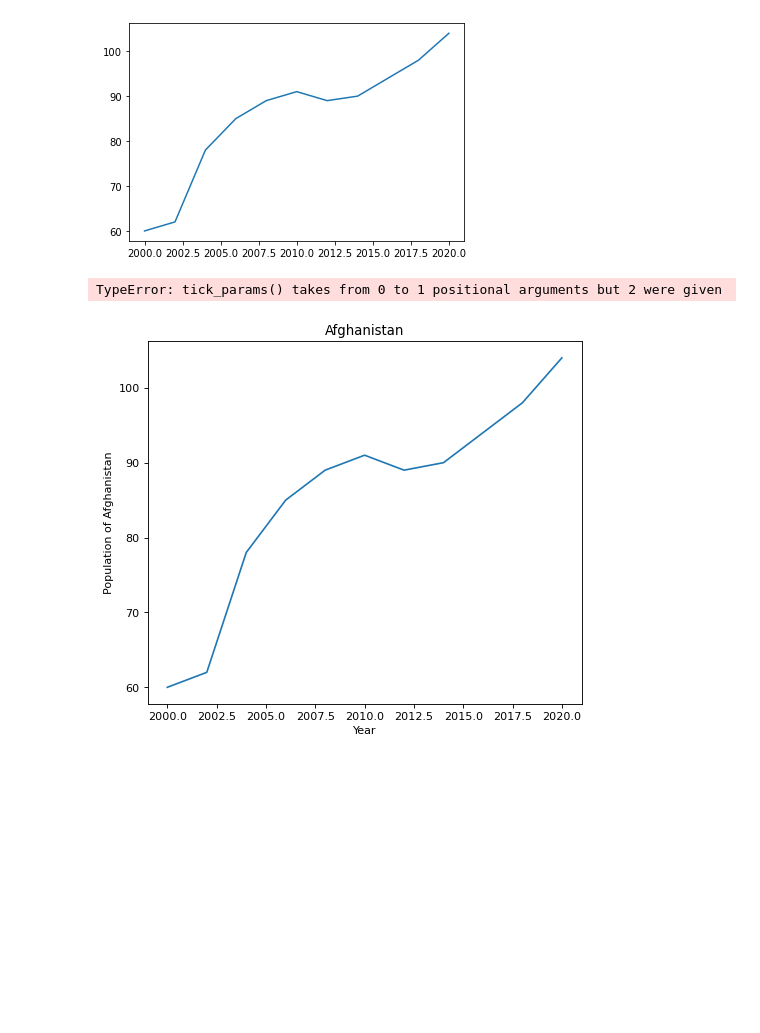
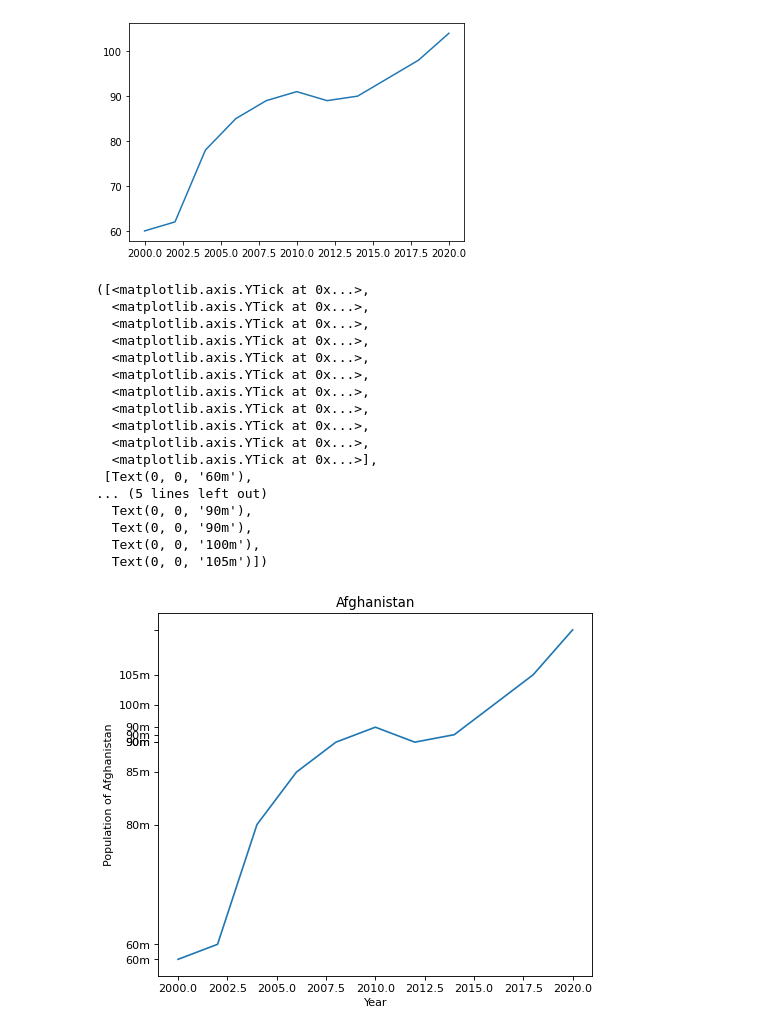
Before and after one commit to HasibullahAman/Data_Visulaization, a Jupyter notebook: Data_Visualization_SecondTry/mathpolitlib.ipynb, the cells around one changed output. Saved outputs shown, nothing was run; the diff lists cells and outputs as text; code cells hidden in the pictures; blank space fills up the shorter version.

```diff
--- a/Data_Visualization_SecondTry/mathpolitlib.ipynb
+++ b/Data_Visualization_SecondTry/mathpolitlib.ipynb
@@ -65,14 +65,30 @@ graph2 = plt.plot(year,population)
 # %%
 # coustomize of graph
 # -add label
 # - control size whit figure
 # - control data that show in diagram whit tiks
 plt.figure(figsize=(7,6),dpi=(80))
 plt.xlabel("Year")
 plt.ylabel("Population of Afghanistan")
 plt.plot(year,population)
 plt.title("Afghanistan")
-plt.tick_params([60,62,78,85,89,91,89,90,94,98,104],['60m','60m','80m','85m','90m','90m','90m','90m','100m','105m'])
+plt.yticks([60,62,78,85,89,91,89,90,94,98,104],['60m','60m','80m','85m','90m','90m','90m','90m','100m','105m'])
 # %% [output]
-TypeError: tick_params() takes from 0 to 1 positional arguments but 2 were given
+([<matplotlib.axis.YTick at 0x...>,
+  <matplotlib.axis.YTick at 0x...>,
+  <matplotlib.axis.YTick at 0x...>,
+  <matplotlib.axis.YTick at 0x...>,
+  <matplotlib.axis.YTick at 0x...>,
+  <matplotlib.axis.YTick at 0x...>,
+  <matplotlib.axis.YTick at 0x...>,
+  <matplotlib.axis.YTick at 0x...>,
+  <matplotlib.axis.YTick at 0x...>,
+  <matplotlib.axis.YTick at 0x...>,
+  <matplotlib.axis.YTick at 0x...>],
+ [Text(0, 0, '60m'),
+... (5 lines left out)
+  Text(0, 0, '90m'),
+  Text(0, 0, '90m'),
+  Text(0, 0, '100m'),
+  Text(0, 0, '105m')])
-[figure, old version]
+[figure, new version]
```
